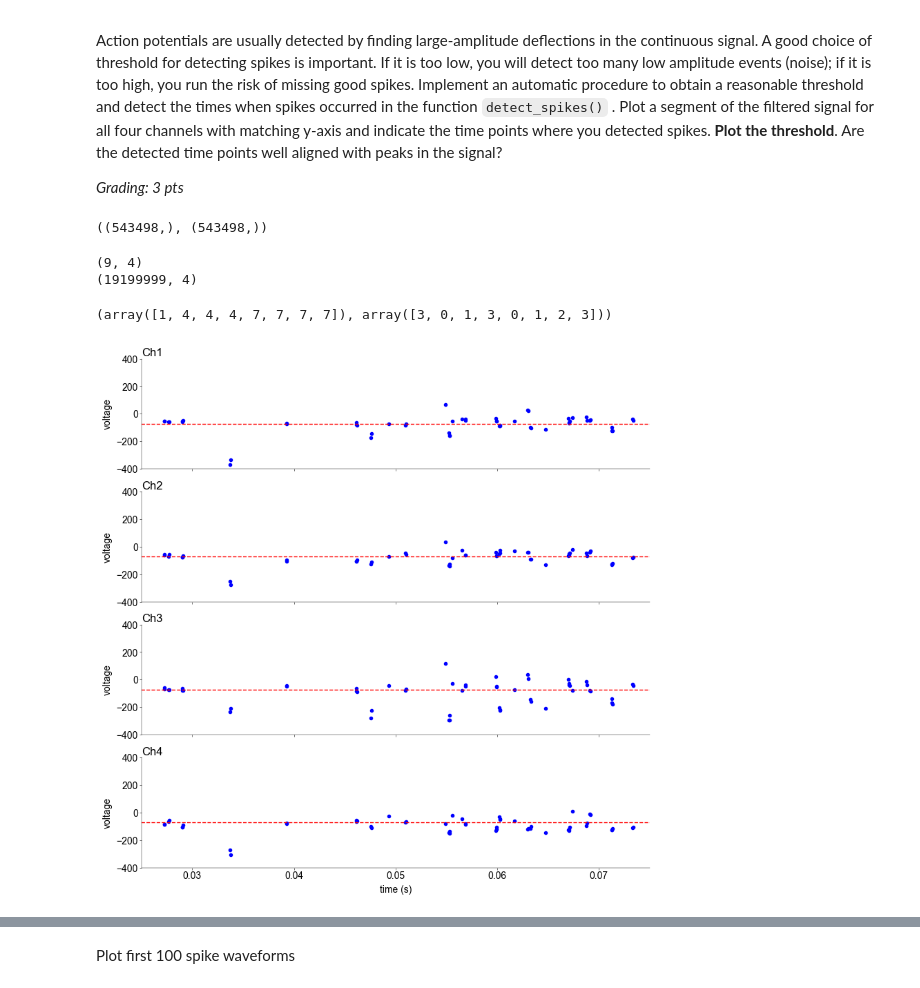
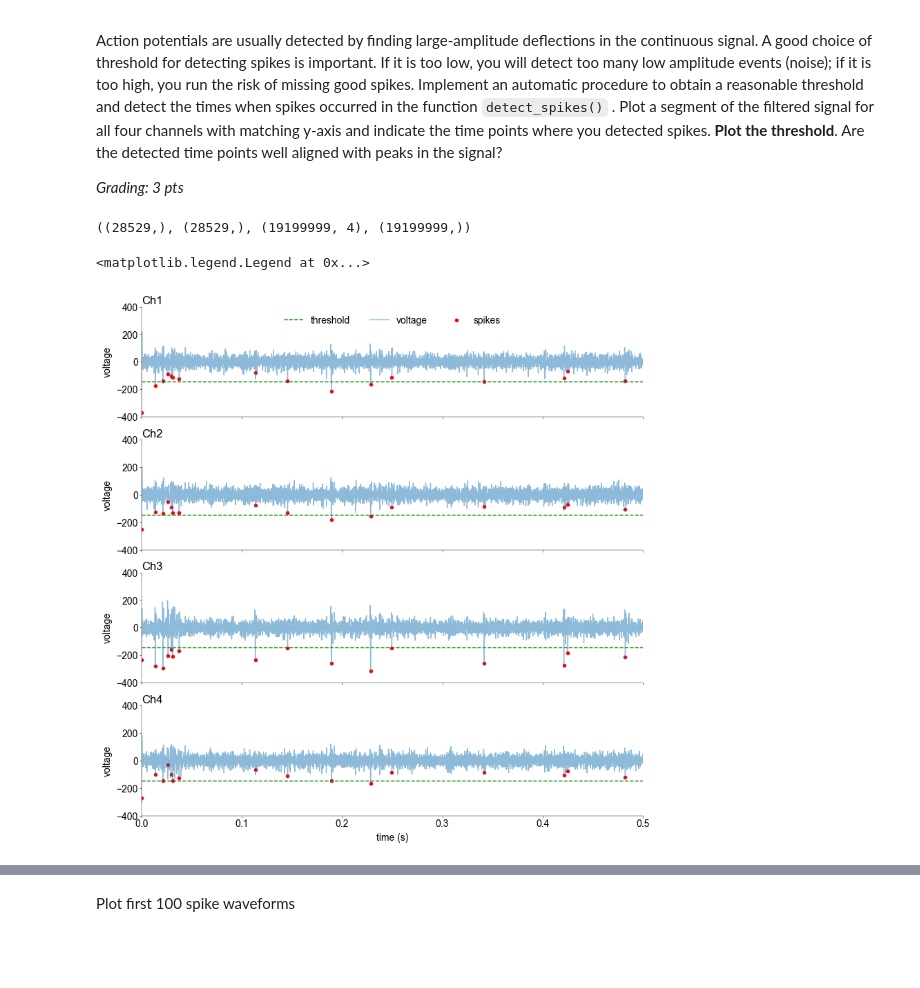
Before and after one commit to H-Kugler/neural-data-science, a Jupyter notebook: notebooks/CodingLab1.ipynb, the cells around one changed output, grey strips where cells are left out. Drawn from its saved outputs; the diff is of its cells as text; code cells hidden in the pictures; blank space fills up the shorter version.

```diff
--- a/notebooks/CodingLab1.ipynb
+++ b/notebooks/CodingLab1.ipynb
@@ -250,58 +250,69 @@ def detect_spikes(
 
     # ---------------------------------
     s_thrd = s[np.min(xf[s], axis=1) < thrd]
-    t = (s_thrd - s_thrd[0]) / fs * 1000
 
-    return s_thrd, t, thrd
+    s = [s_thrd[0]]
+    for spike in s_thrd[1:]:
+        if spike - s[-1] >= lockout:
+            s.append(spike)
+
+    s = np.array(s)
+
+    t = (s - s[0]) / fs * 1000
+
+    return s, t, thrd
 # %%
-s, t, thrd = detect_spikes(xf, fs)
+s, t_s, thrd = detect_spikes(xf, fs, N=8, lockout=20)
 # %%
-s.shape, t.shape
+s.shape, t_s.shape, xf.shape, t.shape
 # %% [output]
-((543498,), (543498,))
+((28529,), (28529,), (19199999, 4), (19199999,))
-# %%
-y = np.array(
-    [
-        [1, 1, 1, 1, 0, 1, 1, 0, 1],
-        [1, 1, 1, 1, 0, 1, 1, 0, 1],
-        [1, 1, 1, 1, 1, 1, 1, 0, 1],
-        [1, 0, 1, 1, 0, 1, 1, 0, 1],
-    ]
-)
-print(y.T.shape)
-print(xf.shape)
-signal.argrelmin(y.T, axis=0)
-# %% [output]
-(9, 4)
-(19199999, 4)
-(array([1, 4, 4, 4, 7, 7, 7, 7]), array([3, 0, 1, 3, 0, 1, 2, 3]))
 # %%
 mosaic = [
     ["Ch1"],
     ["Ch2"],
     ["Ch3"],
     ["Ch4"],
 ]
 fig, ax = plt.subplot_mosaic(
     mosaic=mosaic, figsize=(8, 8), layout="constrained", dpi=100
 )
 
 # --------------------------------------------
 # plot threshold and detected spikes (0.5 pts)
 # --------------------------------------------
 
 for i, col in enumerate(cols):
     ax[col].set_ylim((-400, 400))
-    ax[col].set_xlim((0.025, 0.075))
+    ax[col].set_xlim((0, 0.5))
+    # ax[col].set_xlim((0.025, 0.075))
     ax[col].set_ylabel("voltage")
 
     ax[col].set_title(col, loc="left")
 
-    ax[col].hlines(thrd, 0, 3, color="red", linestyle="--", label="threshold")
-    ax[col].scatter(t / 1000, xf[s, i], color="blue", label="spikes")
+    ax[col].hlines(thrd, 0, 3, color="green", linestyle="--", label="threshold")
+
+    # plotting filtered voltage line - as before
+    ax[col].plot(
+        t[s[0] :] - t[s[0]],  # times starting at first spike (0ms)
+        xf[s[0] :, i],  # voltage of ith channel starting at first spike
+        alpha=0.5,
+        label="voltage",
+    )
+    # marking detected spikes
+    ax[col].scatter(
+        t_s / 1000,  # spike times in seconds
+        xf[s, i],  # spike voltages
+        color="red",
+        label="spikes",
+    )
+
     if col != "Ch4":
         ax[col].set_xticklabels([])
     else:
         ax[col].set_xlabel("time (s)")
+
+ax["Ch1"].legend(loc="upper center", ncols=3)
 # %% [output]
+<matplotlib.legend.Legend at 0x...>
-[figure, old version]
+[figure, new version]
```
Also changed, not shown: parts of 2 cells of this notebook.
